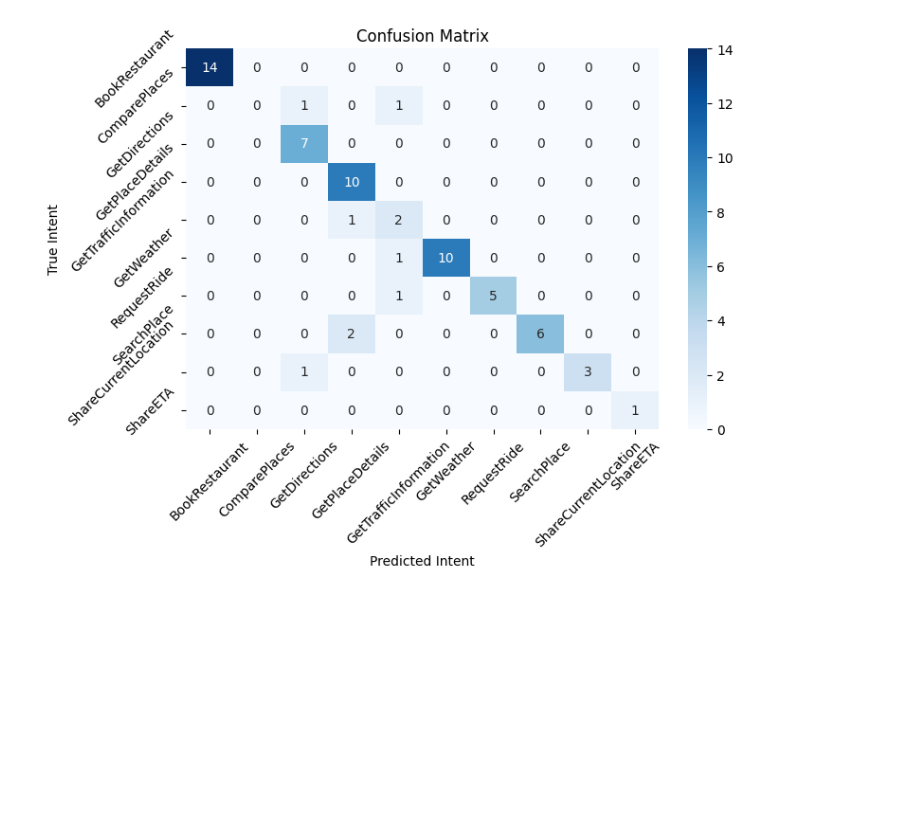
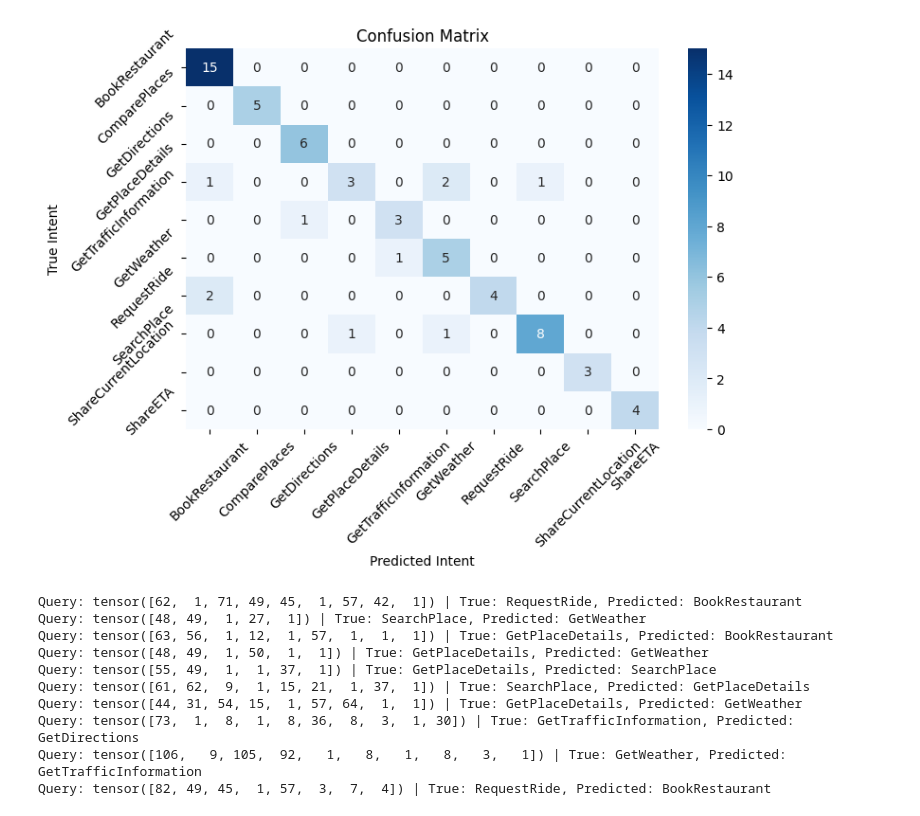
Before and after one commit to hendrikyong/CVNL_Assignment_1, a Jupyter notebook: RNN.ipynb, the cells around one changed output. Saved outputs shown, nothing was run; the diff lists cells and outputs as text; code cells hidden in the pictures; blank space fills up the shorter version.

Commit message:
LSTM Train Loss = 0.2947, Train Acc = 91.22% Final Test Loss = 0.4567, Test Acc = 84.85%

```diff
--- a/RNN.ipynb
+++ b/RNN.ipynb
@@ -114,7 +114,7 @@ test_loader = DataLoader(test_dataset, batch_size=batch_size, shuffle=False, col
 # ----------------------------
 # 4. Define the RNN Model with Dropout
 # ----------------------------
-class RNNClassifier(nn.Module):
+'''class RNNClassifier(nn.Module):
     def __init__(self, vocab_size, embedding_dim, hidden_dim, output_dim,
                  num_layers=1, bidirectional=True, dropout=0.3):
         super(RNNClassifier, self).__init__()
@@ -146,6 +146,45 @@ class RNNClassifier(nn.Module):
             # hidden shape: (num_layers, B, hidden_dim)
             hidden_last = hidden[-1]
         hidden_last = self.dropout(hidden_last)  # Apply dropout before final layer
+        output = self.fc(hidden_last)
+        return output'''
+
+class RNNClassifier(nn.Module):
+    def __init__(self, vocab_size, embedding_dim, hidden_dim, output_dim,
+                 num_layers=1, bidirectional=True, dropout=0.3):
+        super(RNNClassifier, self).__init__()
+        self.embedding = nn.Embedding(vocab_size, embedding_dim, padding_idx=vocab["<pad>"])
+        self.rnn = nn.LSTM(embedding_dim, hidden_dim, num_layers=num_layers,
+                           bidirectional=bidirectional, batch_first=True,
+                           dropout=dropout if num_layers > 1 else 0)
+        fc_in_dim = hidden_dim * 2 if bidirectional else hidden_dim
+        self.fc = nn.Linear(fc_in_dim, output_dim)
+        self.dropout = nn.Dropout(dropout)
+        # Store hidden_dim and num_layers as attributes of the RNNClassifier
+        self.hidden_dim = hidden_dim
+        self.num_layers = num_layers
+
+    def forward(self, x, lengths):
+        # Embed input tokens
+        embedded = self.embedding(x)
+        embedded = self.dropout(embedded)
+
+        # Pack the embedded sequence for LSTM
+        packed_embedded = nn.utils.rnn.pack_padded_sequence(embedded, lengths.cpu(),
+                                                            batch_first=True, enforce_sorted=False)
+        # Pass through LSTM
+        packed_output, (hidden, cell) = self.rnn(packed_embedded)
+
+        # Get the final hidden state
+        if self.rnn.bidirectional:
+            # Use self.hidden_dim and self.num_layers instead of self.rnn.hidden_dim and self.rnn.num_layers
+            hidden = hidden.view(self.num_layers, 2, x.size(0), self.hidden_dim)
+            hidden_last = torch.cat((hidden[-1, 0], hidden[-1, 1]), dim=1)
+        else:
+            hidden_last = hidden[-1]
+
+        # Apply dropout and fully connected layer
+        hidden_last = self.dropout(hidden_last)
         output = self.fc(hidden_last)
         return output
 
@@ -244,6 +283,10 @@ plt.xticks(rotation=45)
 plt.yticks(rotation=45)
 plt.tight_layout()
 plt.show()
+
+for i, (true, pred) in enumerate(zip(all_test_labels, all_test_preds)):
+    if true != pred:
+        print(f"Query: {test_dataset[i][0]} | True: {idx2label[true]}, Predicted: {idx2label[pred]}")
 # %% [output]
 Successfully fetched SNIPS dataset
 Total intents: 10
@@ -265 +308,11 @@ Epoch 05: Train Loss = 1.2654, Train Acc = 64.12%
-[figure, old version]
+[figure, new version]
+Query: tensor([62,  1, 71, 49, 45,  1, 57, 42,  1]) | True: RequestRide, Predicted: BookRestaurant
+Query: tensor([48, 49,  1, 27,  1]) | True: SearchPlace, Predicted: GetWeather
+Query: tensor([63, 56,  1, 12,  1, 57,  1,  1,  1]) | True: GetPlaceDetails, Predicted: BookRestaurant
+Query: tensor([48, 49,  1, 50,  1,  1]) | True: GetPlaceDetails, Predicted: GetWeather
+Query: tensor([55, 49,  1,  1, 37,  1]) | True: GetPlaceDetails, Predicted: SearchPlace
+Query: tensor([61, 62,  9,  1, 15, 21,  1, 37,  1]) | True: SearchPlace, Predicted: GetPlaceDetails
+Query: tensor([44, 31, 54, 15,  1, 57, 64,  1,  1]) | True: GetPlaceDetails, Predicted: GetWeather
+Query: tensor([73,  1,  8,  1,  8, 36,  8,  3,  1, 30]) | True: GetTrafficInformation, Predicted: GetDirections
+Query: tensor([106,   9, 105,  92,   1,   8,   1,   8,   3,   1]) | True: GetWeather, Predicted: GetTrafficInformation
+Query: tensor([82, 49, 45,  1, 57,  3,  7,  4]) | True: RequestRide, Predicted: BookRestaurant
```
Also changed, not shown: parts of 1 cell of this notebook.
